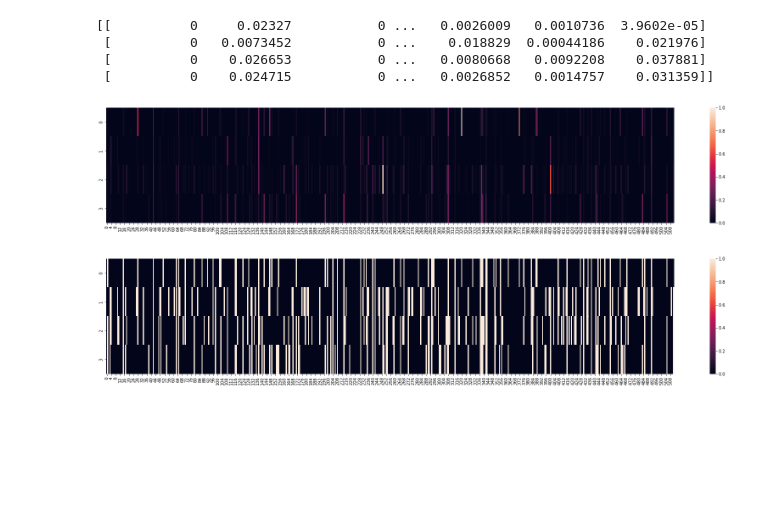
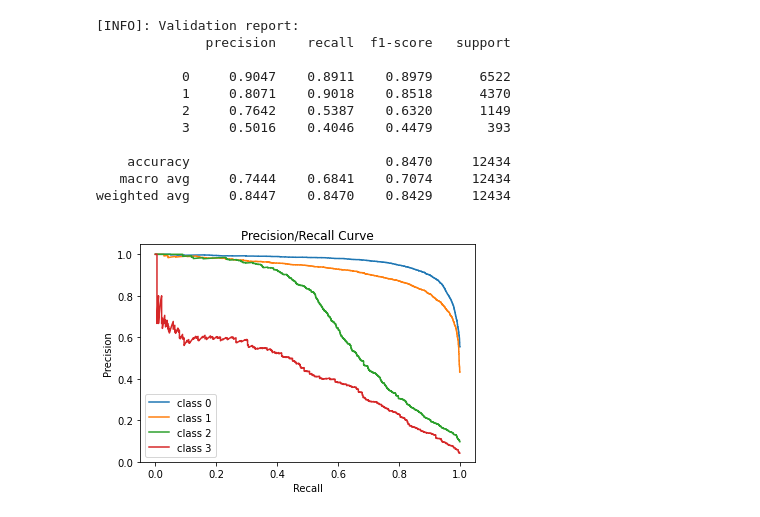
Before and after one commit to zsxm1998/AorticDissection, a Jupyter notebook: model_doctor.ipynb, the cells around one changed output. Saved outputs shown, nothing was run; the diff lists cells and outputs as text; code cells hidden in the pictures; blank space fills up the shorter version.

```diff
--- a/model_doctor.ipynb
+++ b/model_doctor.ipynb
@@ -58,7 +56,7 @@ val = ImageFolder('/nfs3-p1/zsxm/dataset/aorta_classify_ct_-100_500/val/', trans
 train_loader = DataLoader(train, batch_size=batch_size, shuffle=False, num_workers=8, pin_memory=True, drop_last=False)
 val_loader = DataLoader(val, batch_size=batch_size, shuffle=False, num_workers=8, pin_memory=True, drop_last=False)
 # %%
-net = create_net(device, 'resnet', 34, n_channels, n_classes, '/nfs3-p2/zsxm/temp_path/3d81.pth', entire=True, flag_3d=True)
+net = create_net(device, 'resnet', 34, n_channels, n_classes, '/nfs3-p2/zsxm/temp_path/single81.pth', entire=True, flag_3d=False)
 net.eval()
 print('')
 # %% [output]
@@ -176,15 +157,7 @@ def view_grads(grads, fig_w, fig_h, fig_path='./heatmap.png'):
     #plt.clf()
 
 view_grads(hm, 30, 5)
-# %% [output]
-[[          0     0.02327           0 ...   0.0026009   0.0010736  3.9602e-05]
- [          0   0.0073452           0 ...    0.018829  0.00044186    0.021976]
- [          0    0.026653           0 ...   0.0080668   0.0092208    0.037881]
- [          0    0.024715           0 ...   0.0026852   0.0014757    0.031359]]
-[figure, removed]
 # %%
 view_grads(masks, 30, 5)
-# %% [output]
-[figure, removed]
 # %%
 np.save('/nfs3-p2/zsxm/temp_path/3dpos_conv1.npy', masks)
@@ -194,0 +164,17 @@ print(x, y, z)
+# %%
+eval_net(net, val_loader, len(val), device, final=True, PR_curve_save_dir='./')
+net.eval()
+print('')
+# %% [output]
+[INFO]: Validation report:
+              precision    recall  f1-score   support
+
+           0     0.9047    0.8911    0.8979      6522
+           1     0.8071    0.9018    0.8518      4370
+           2     0.7642    0.5387    0.6320      1149
+           3     0.5016    0.4046    0.4479       393
+
+    accuracy                         0.8470     12434
+   macro avg     0.7444    0.6841    0.7074     12434
+weighted avg     0.8447    0.8470    0.8429     12434
+[figure, added]
```
Also changed, not shown: parts of 31 cells of this notebook.
